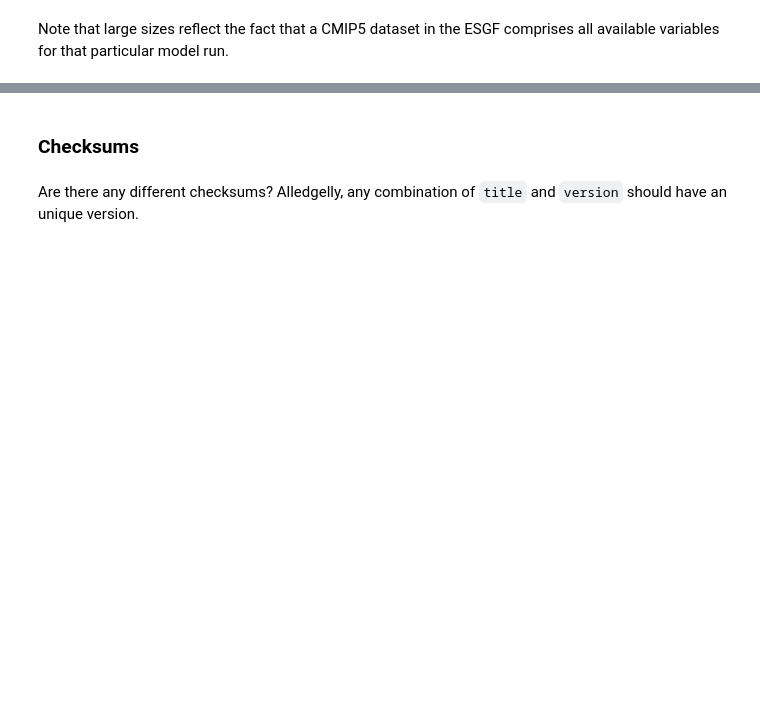
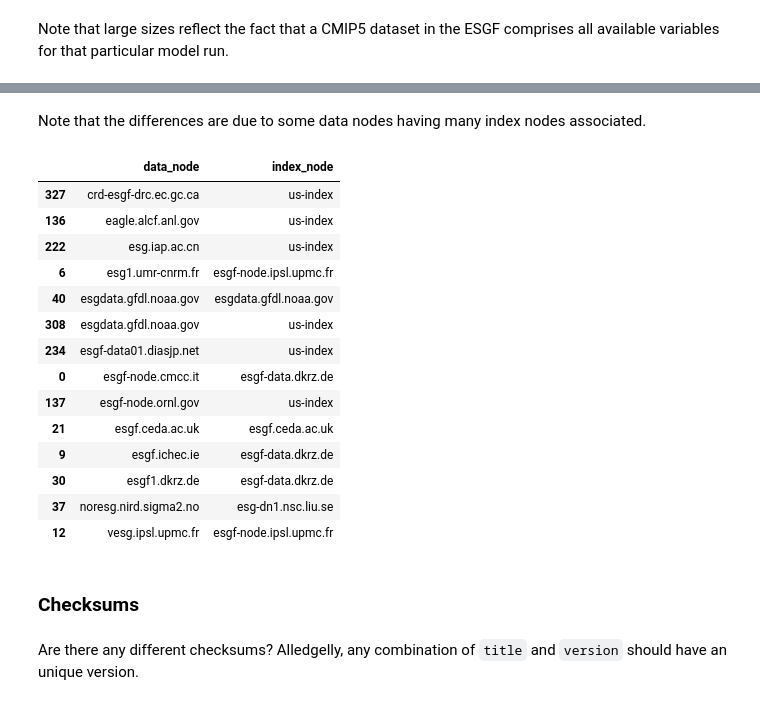
Before and after one commit to zequihg50/reproducibility-ipcc-atlas, a Jupyter notebook: main.ipynb, the cells around one changed output, grey strips where cells are left out. Cells and saved outputs as stored; diff of their text form; code cells hidden in the pictures; blank space fills up the shorter version.

```diff
--- a/main.ipynb
+++ b/main.ipynb
@@ -237,3 +288,23 @@ cmip5_esgf[["data_node", "title"]].groupby("data_node").count().join(
+# %% [markdown]
+Note that the differences are due to some data nodes having many index nodes associated.
+# %%
+cmip5_esgf[["data_node", "index_node"]].drop_duplicates().sort_values("data_node")
+# %% [output]
+|  | data_node | index_node |
+| 327 | crd-esgf-drc.ec.gc.ca | us-index |
+| 136 | eagle.alcf.anl.gov | us-index |
+| 222 | esg.iap.ac.cn | us-index |
+| 6 | esg1.umr-cnrm.fr | esgf-node.ipsl.upmc.fr |
+| 40 | esgdata.gfdl.noaa.gov | esgdata.gfdl.noaa.gov |
+| 308 | esgdata.gfdl.noaa.gov | us-index |
+| 234 | esgf-data01.diasjp.net | us-index |
+| 0 | esgf-node.cmcc.it | esgf-data.dkrz.de |
+| 137 | esgf-node.ornl.gov | us-index |
+| 21 | esgf.ceda.ac.uk | esgf.ceda.ac.uk |
+| 9 | esgf.ichec.ie | esgf-data.dkrz.de |
+| 30 | esgf1.dkrz.de | esgf-data.dkrz.de |
+| 37 | noresg.nird.sigma2.no | esg-dn1.nsc.liu.se |
+| 12 | vesg.ipsl.upmc.fr | esgf-node.ipsl.upmc.fr |
 # %% [markdown]
 ### Checksums
 # %%
```
Also changed, not shown: parts of 8 cells of this notebook, 2 other files.
